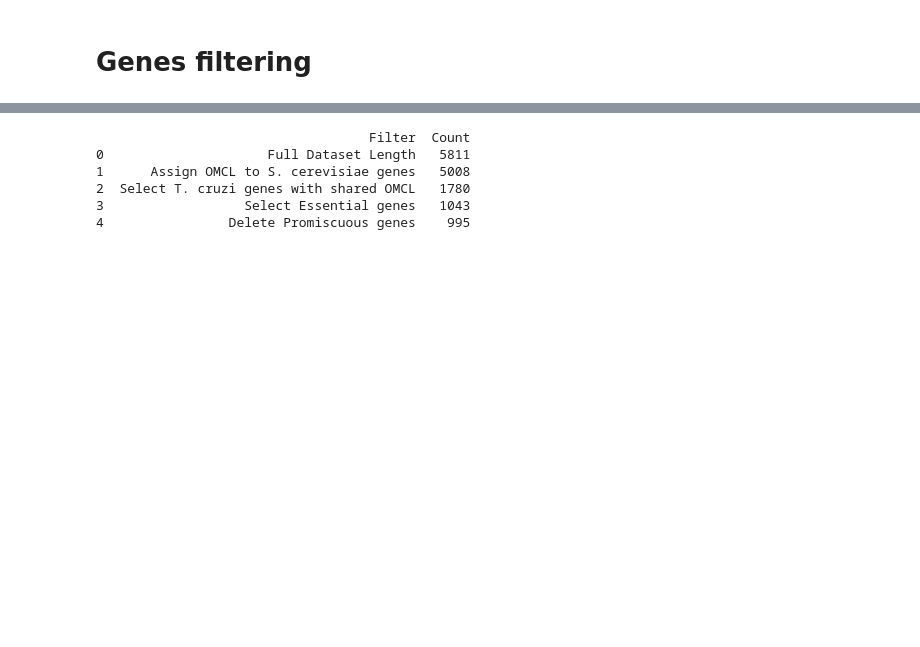
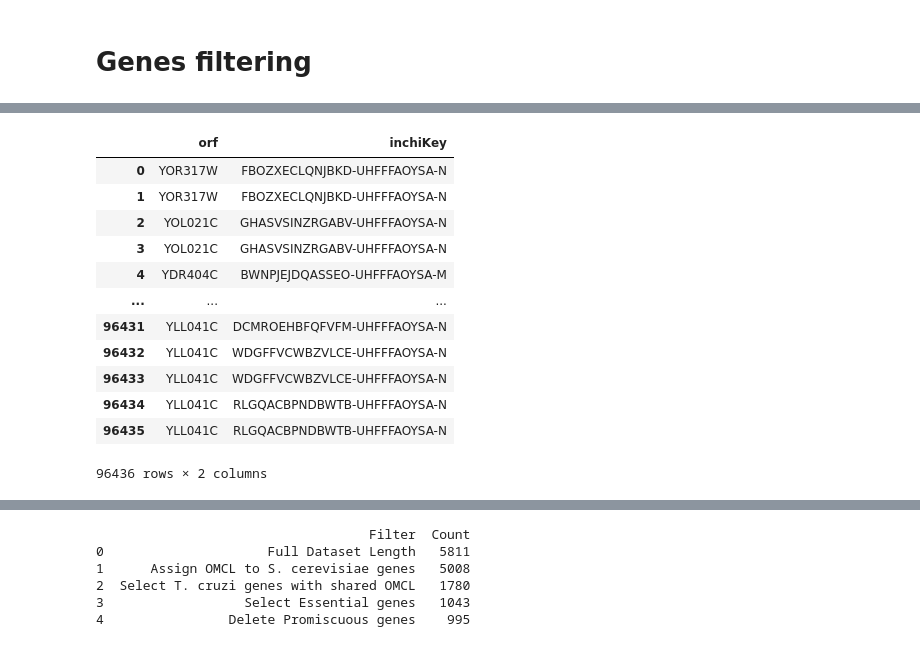
Before and after one commit to trypanosomatics/yeast_to_tryp, a Jupyter notebook: pipeline_notebook.ipynb, the cells around one changed output, grey strips where cells are left out. Drawn from its saved outputs; the diff is of its cells as text; code cells hidden in the pictures; blank space fills up the shorter version.

```diff
--- a/pipeline_notebook.ipynb
+++ b/pipeline_notebook.ipynb
@@ -75,3 +87,19 @@ genes_data_yeast_tryp_essential = genes_data_yeast_tryp_essential_intersection[0
+# %%
+gene_selection
+# %% [output]
+|  | orf | inchiKey |
+| 0 | YOR317W | FBOZXECLQNJBKD-UHFFFAOYSA-N |
+| 1 | YOR317W | FBOZXECLQNJBKD-UHFFFAOYSA-N |
+| 2 | YOL021C | GHASVSINZRGABV-UHFFFAOYSA-N |
+| 3 | YOL021C | GHASVSINZRGABV-UHFFFAOYSA-N |
+| 4 | YDR404C | BWNPJEJDQASSEO-UHFFFAOYSA-M |
+| ... | ... | ... |
+| 96431 | YLL041C | DCMROEHBFQFVFM-UHFFFAOYSA-N |
+| 96432 | YLL041C | WDGFFVCWBZVLCE-UHFFFAOYSA-N |
+| 96433 | YLL041C | WDGFFVCWBZVLCE-UHFFFAOYSA-N |
+| 96434 | YLL041C | RLGQACBPNDBWTB-UHFFFAOYSA-N |
+| 96435 | YLL041C | RLGQACBPNDBWTB-UHFFFAOYSA-N |
+96436 rows × 2 columns
 # %%
 # Set promiscuity threshold
 umbral=200
```
Also changed, not shown: parts of 4 cells of this notebook.
